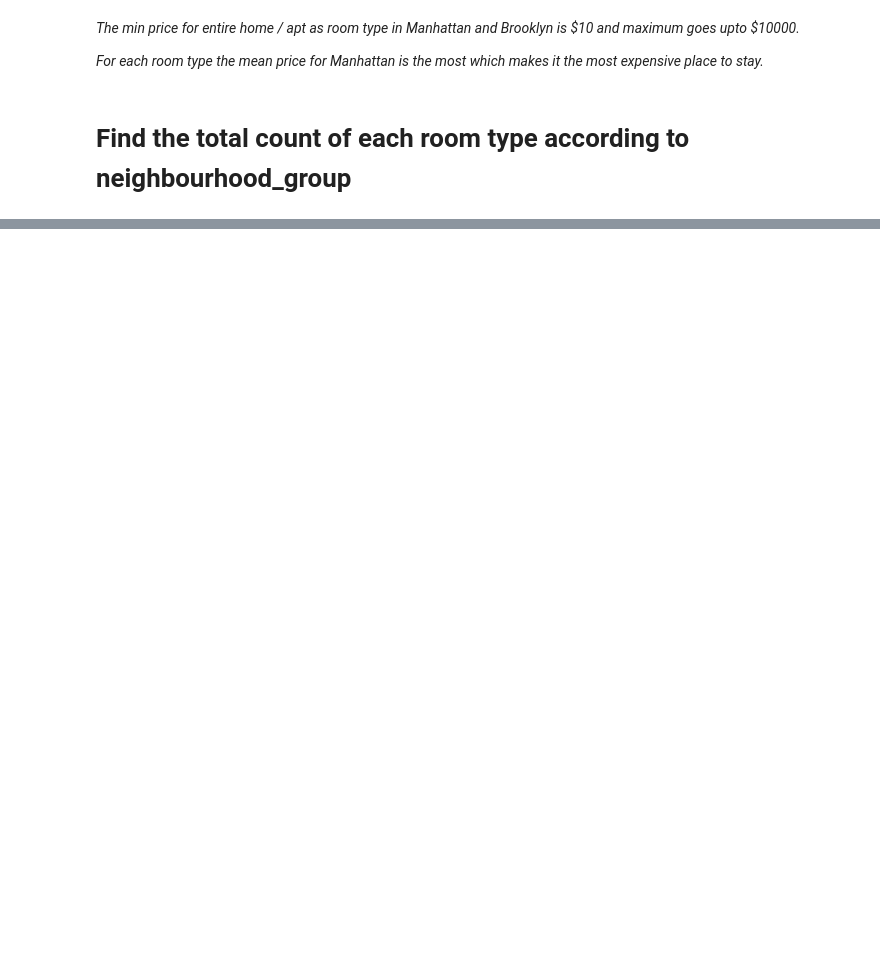
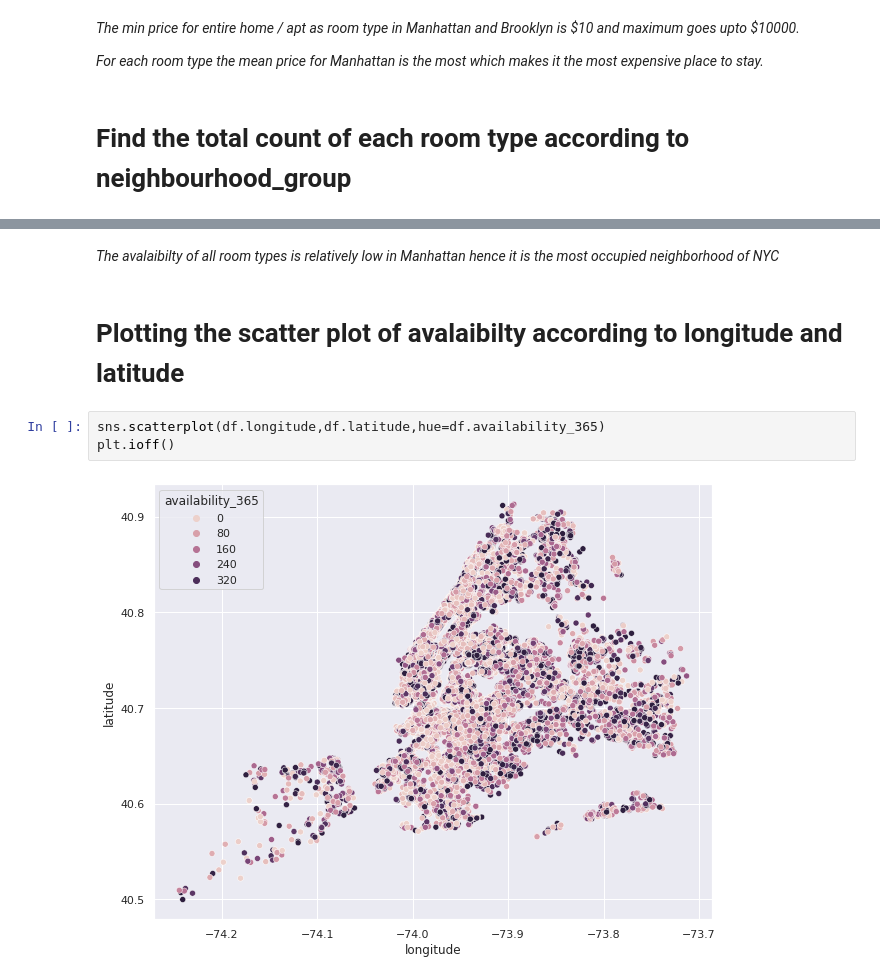
Before and after one commit to dushyantmaharshi/AirBnb-Data-Analysis, a Jupyter notebook: Airbnb_Bookings_Analysis_Capstone_Project_1_.ipynb, the cells around one changed output, grey strips where cells are left out. Cells and saved outputs as stored; diff of their text form; blank space fills up the shorter version.

```diff
--- a/Airbnb_Bookings_Analysis_Capstone_Project_1_.ipynb
+++ b/Airbnb_Bookings_Analysis_Capstone_Project_1_.ipynb
@@ -356,0 +377,9 @@ plt.show()
+# %% [markdown]
+*The avalaibilty of all room types is relatively low in Manhattan hence it is the most occupied neighborhood of NYC*
+# %% [markdown]
+# **Plotting the scatter plot of avalaibilty according to longitude and latitude**
+# %%
+sns.scatterplot(df.longitude,df.latitude,hue=df.availability_365)
+plt.ioff()
+# %% [output]
+[figure, added]
```
Also changed, not shown: parts of 14 cells of this notebook.
